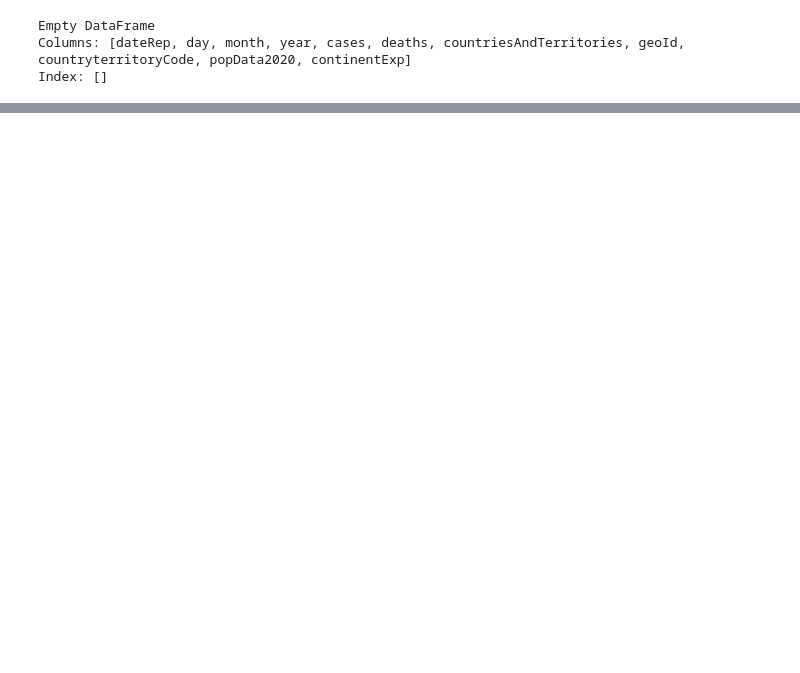
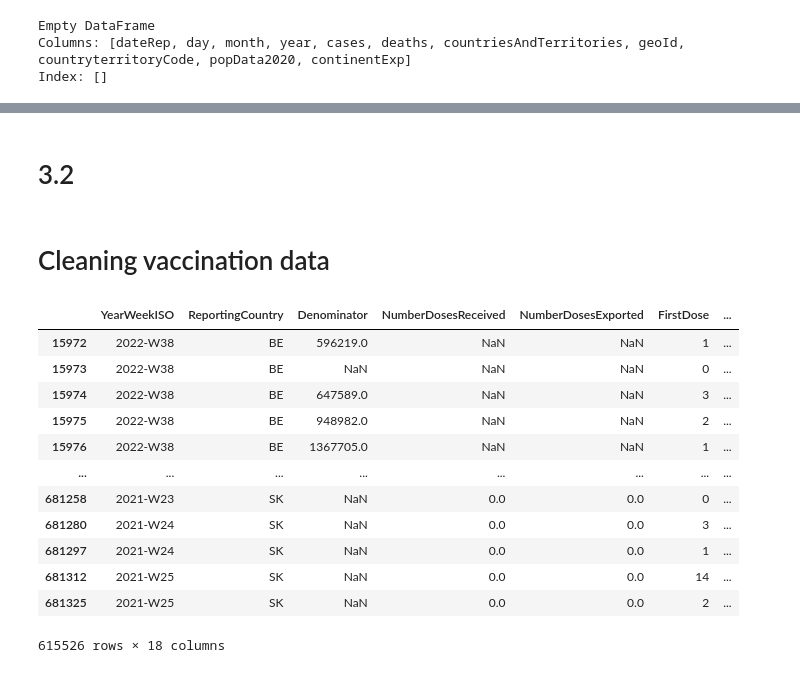
Before and after one commit to Maximilian-Carlback/Assignment-2---Data-analys, a Jupyter notebook: main.ipynb, the cells around one changed output, grey strips where cells are left out. Cells and saved outputs as stored; diff of their text form; code cells hidden in the pictures; blank space fills up the shorter version.

```diff
--- a/main.ipynb
+++ b/main.ipynb
@@ -132,2 +161,4 @@ Index: []
+# %% [markdown]
+# 3.2
 # %%
 import plotly.express as px
@@ -140,0 +215,22 @@ fig.show()
+# %% [markdown]
+# Cleaning vaccination data
+# %%
+# print(df_C19_vaccination)
+
+null_info = df_C19_vaccination.isnull()
+
+df_C19_vaccination[null_info.any(axis=1)]
+# %% [output]
+|  | YearWeekISO | ReportingCountry | Denominator | NumberDosesReceived | NumberDosesExported | FirstDose | ... |
+| 15972 | 2022-W38 | BE | 596219.0 | NaN | NaN | 1 | ... |
+| 15973 | 2022-W38 | BE | NaN | NaN | NaN | 0 | ... |
+| 15974 | 2022-W38 | BE | 647589.0 | NaN | NaN | 3 | ... |
+| 15975 | 2022-W38 | BE | 948982.0 | NaN | NaN | 2 | ... |
+| 15976 | 2022-W38 | BE | 1367705.0 | NaN | NaN | 1 | ... |
+| ... | ... | ... | ... | ... | ... | ... | ... |
+| 681258 | 2021-W23 | SK | NaN | 0.0 | 0.0 | 0 | ... |
+| 681280 | 2021-W24 | SK | NaN | 0.0 | 0.0 | 3 | ... |
+| 681297 | 2021-W24 | SK | NaN | 0.0 | 0.0 | 1 | ... |
+| 681312 | 2021-W25 | SK | NaN | 0.0 | 0.0 | 14 | ... |
+| 681325 | 2021-W25 | SK | NaN | 0.0 | 0.0 | 2 | ... |
+615526 rows × 18 columns
```
Also changed, not shown: parts of 17 cells of this notebook.
